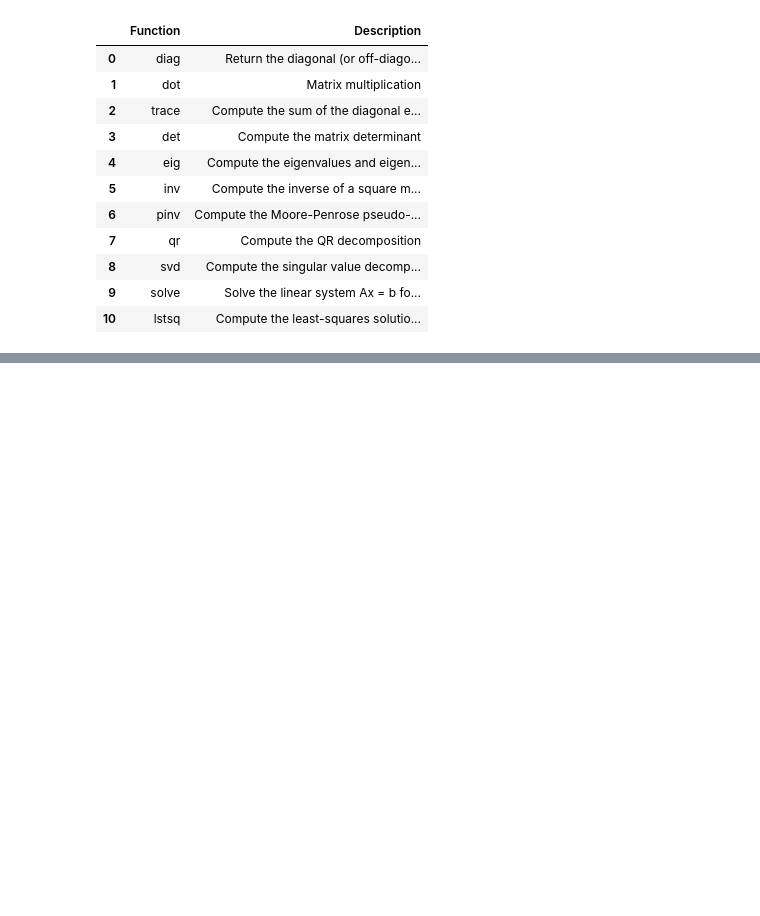
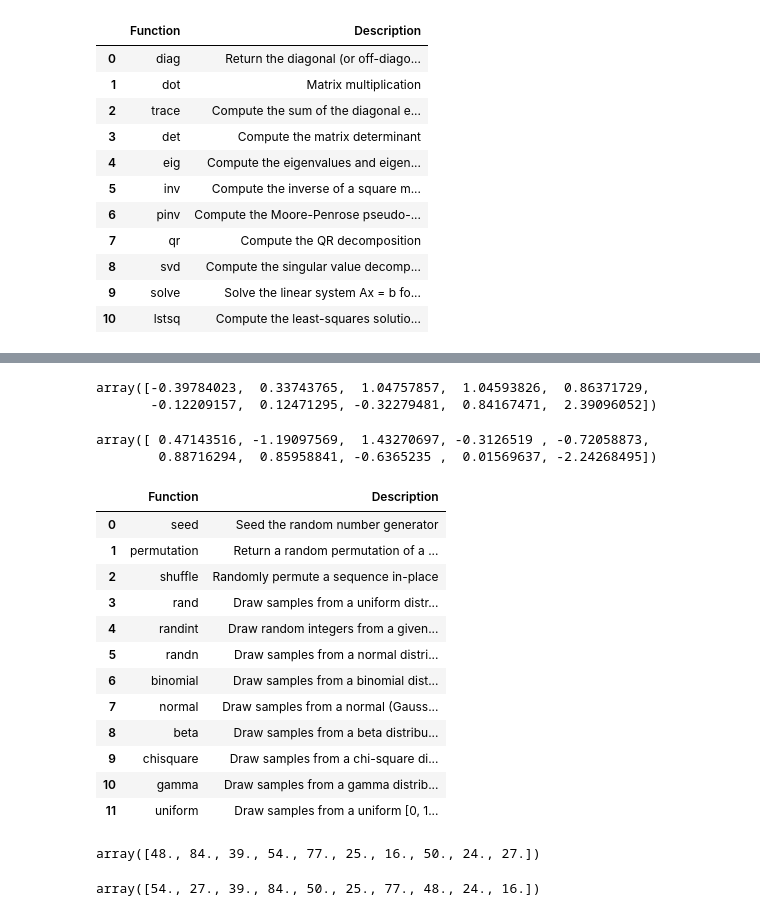
Before and after one commit to pindio58/books, a Jupyter notebook: pythonForDataAnalysis/chapter_4_numpy/Chapter_4_NumPy.ipynb, the cells around one changed output, grey strips where cells are left out. Saved outputs shown, nothing was run; the diff lists cells and outputs as text; code cells hidden in the pictures; blank space fills up the shorter version.

```diff
--- a/pythonForDataAnalysis/Chapter_4_NumPy.ipynb
+++ b/pythonForDataAnalysis/chapter_4_numpy/Chapter_4_NumPy.ipynb
@@ -1993,0 +2102,11 @@ numpy_lin_algebra_methods
+# %%
+rng.randn(10)
+# %% [output]
+array([-0.39784023,  0.33743765,  1.04757857,  1.04593826,  0.86371729,
+       -0.12209157,  0.12471295, -0.32279481,  0.84167471,  2.39096052])
+# %%
+rng = np.random.RandomState(1234)
+rng.randn(10)
+# %% [output]
+array([ 0.47143516, -1.19097569,  1.43270697, -0.3126519 , -0.72058873,
+        0.88716294,  0.85958841, -0.6365235 ,  0.01569637, -2.24268495])
@@ -1993,0 +2116,2 @@ numpy_lin_algebra_methods
+# %%
+partial_list_of_numpy_random_functions=pd.read_clipboard()
@@ -1993,0 +2120,16 @@ numpy_lin_algebra_methods
+# %%
+partial_list_of_numpy_random_functions
+# %% [output]
+|  | Function | Description |
+| 0 | seed | Seed the random number generator |
+| 1 | permutation | Return a random permutation of a ... |
+| 2 | shuffle | Randomly permute a sequence in-place |
+| 3 | rand | Draw samples from a uniform distr... |
+| 4 | randint | Draw random integers from a given... |
+| 5 | randn | Draw samples from a normal distri... |
+| 6 | binomial | Draw samples from a binomial dist... |
+| 7 | normal | Draw samples from a normal (Gauss... |
+| 8 | beta | Draw samples from a beta distribu... |
+| 9 | chisquare | Draw samples from a chi-square di... |
+| 10 | gamma | Draw samples from a gamma distrib... |
+| 11 | uniform | Draw samples from a uniform [0, 1... |
@@ -1993,0 +2138,4 @@ numpy_lin_algebra_methods
+# %%
+arr
+# %% [output]
+array([48., 84., 39., 54., 77., 25., 16., 50., 24., 27.])
@@ -1993,0 +2145,4 @@ numpy_lin_algebra_methods
+# %%
+arr
+# %% [output]
+array([54., 27., 39., 84., 50., 25., 77., 48., 24., 16.])
```
Also changed, not shown: parts of 63 cells of this notebook, 15 other files.
